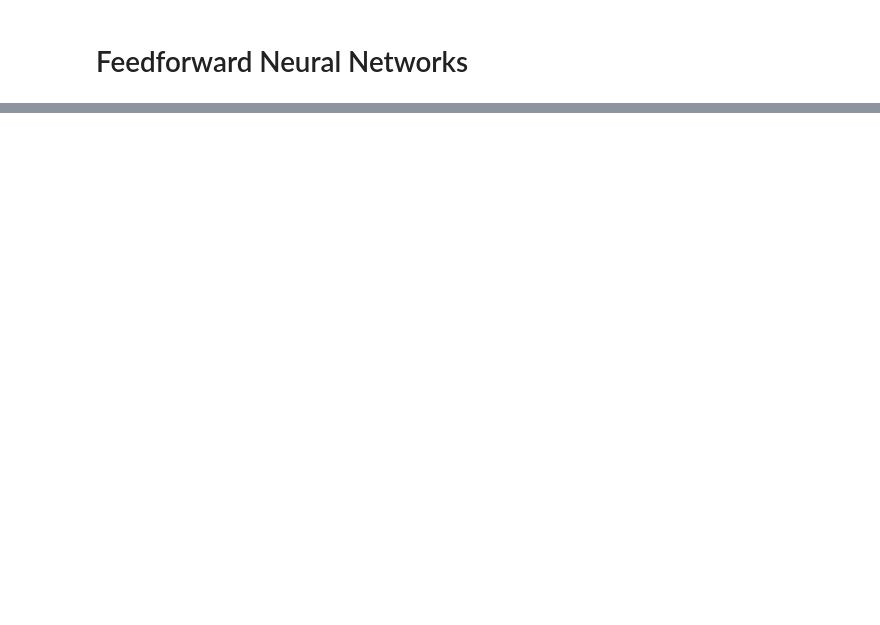
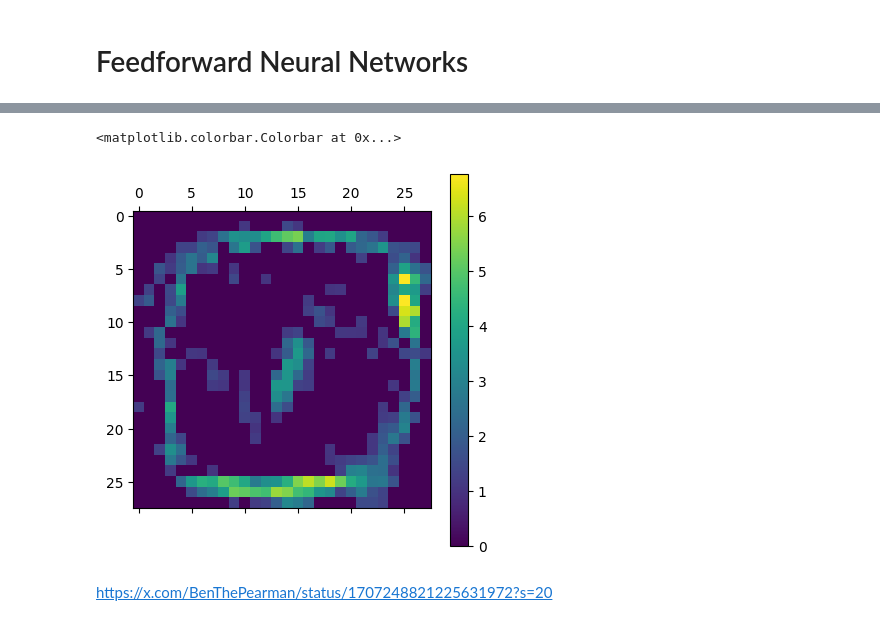
Before and after one commit to elswit/Fall-23-APML-Public, a Jupyter notebook: Tutorials/Deep-Learning-Basics.ipynb, the cells around one changed output, grey strips where cells are left out. Cells and saved outputs as stored; diff of their text form; code cells hidden in the pictures; blank space fills up the shorter version.

```diff
--- a/Tutorials/Deep-Learning-Basics.ipynb
+++ b/Tutorials/Deep-Learning-Basics.ipynb
@@ -79,0 +202,13 @@ NameError: name 'nn' is not defined
+# %%
+params = list(model.parameters())
+W = params[0].detach().numpy()
+W = np.abs(W[0,:])
+W[W< 1] = 0
+W = W.reshape(28,28)
+plt.matshow(W)
+plt.colorbar()
+# %% [output]
+<matplotlib.colorbar.Colorbar at 0x...>
+[figure, added]
+# %% [markdown]
+https://x.com/BenThePearman/status/1707248821225631972?s=20
```
Also changed, not shown: parts of 23 cells of this notebook.
